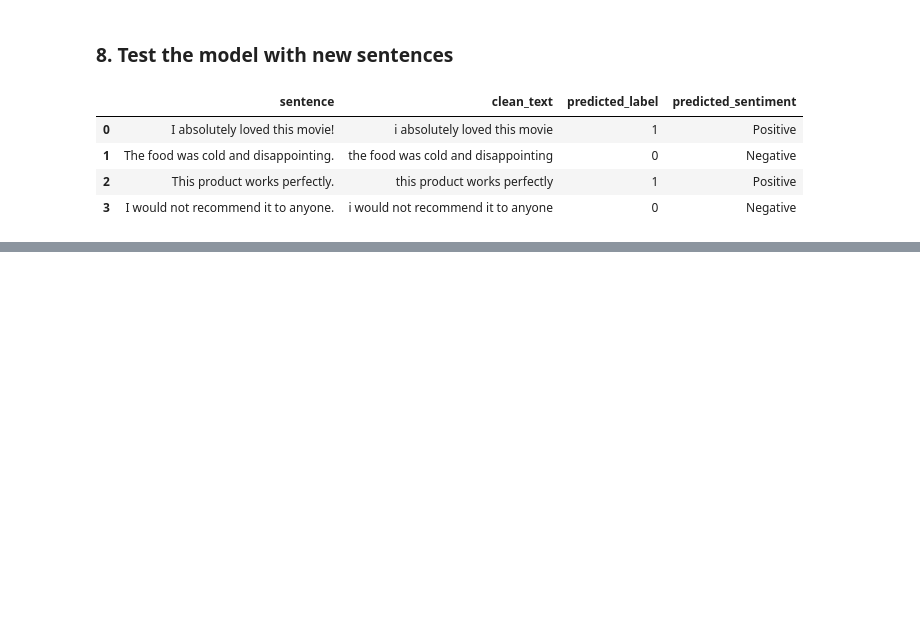
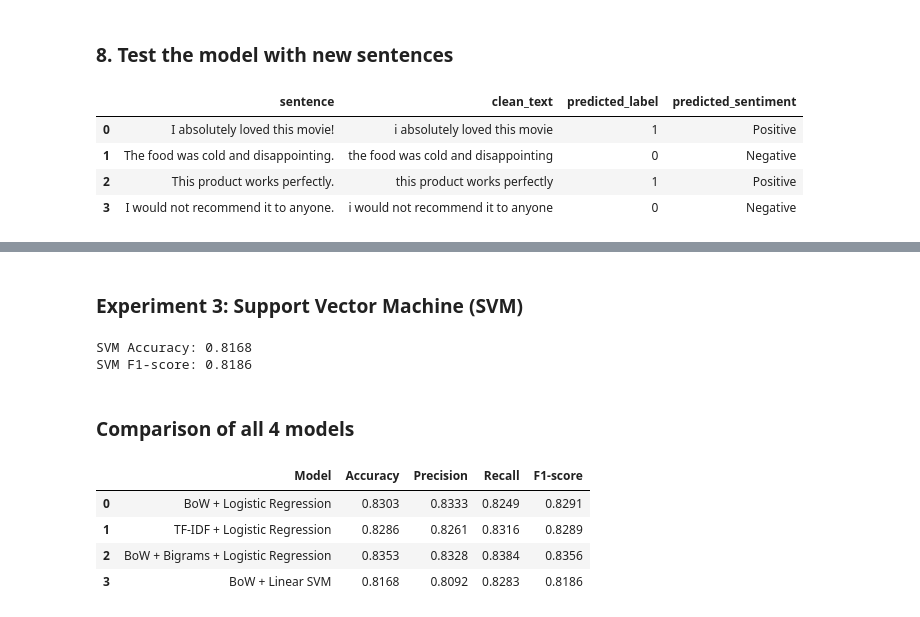
Before and after one commit to sasini05/LLM-Practical-Portfolio---10965209, a Jupyter notebook: Lab-01-Machine-Learning/notebooks/lab01_sentiment_analysis.ipynb, the cells around one changed output, grey strips where cells are left out. Drawn from its saved outputs; the diff is of its cells as text; code cells hidden in the pictures; blank space fills up the shorter version.

```diff
--- a/Lab-01-Machine-Learning/notebooks/lab01_sentiment_analysis.ipynb
+++ b/Lab-01-Machine-Learning/notebooks/lab01_sentiment_analysis.ipynb
@@ -346,0 +630,66 @@ predictions.to_csv(RESULTS_DIR / "new_sentence_predictions.csv", index=False)
+# %% [markdown]
+### Experiment 3: Support Vector Machine (SVM)
+# %%
+
+from sklearn.svm import LinearSVC
+
+# Create and train SVM
+svm_model = LinearSVC(random_state=42, max_iter=5000)
+svm_model.fit(x_train_bow, y_train)
+
+# Predict using the original BoW test features
+svm_pred = svm_model.predict(x_test_bow)
+
+print("SVM Accuracy:",
+      round(accuracy_score(y_test, svm_pred), 4))
+
+print("SVM F1-score:",
+      round(f1_score(y_test, svm_pred), 4))
+# %% [output]
+SVM Accuracy: 0.8168
+SVM F1-score: 0.8186
+# %% [markdown]
+### Comparison of all 4 models
+# %%
+
+from sklearn.metrics import (
+    accuracy_score, precision_score,
+    recall_score, f1_score
+)
+
+# Collect predictions from all models
+experiments = {
+    "BoW + Logistic Regression": y_pred,
+    "TF-IDF + Logistic Regression": tfidf_pred,
+    "BoW + Bigrams + Logistic Regression": bigram_pred,
+    "BoW + Linear SVM": svm_pred
+}
+
+# Calculate metrics
+comparison = []
+
+for name, predictions in experiments.items():
+    comparison.append({
+        "Model": name,
+        "Accuracy": accuracy_score(y_test, predictions),
+        "Precision": precision_score(y_test, predictions),
+        "Recall": recall_score(y_test, predictions),
+        "F1-score": f1_score(y_test, predictions)
+    })
+
+# Create comparison table
+comparison_df = pd.DataFrame(comparison)
+
+display(comparison_df.round(4))
+
+# Save results
+comparison_df.to_csv(
+    RESULTS_DIR / "optional_experiment_comparison.csv",
+    index=False
+)
+# %% [output]
+|  | Model | Accuracy | Precision | Recall | F1-score |
+| 0 | BoW + Logistic Regression | 0.8303 | 0.8333 | 0.8249 | 0.8291 |
+| 1 | TF-IDF + Logistic Regression | 0.8286 | 0.8261 | 0.8316 | 0.8289 |
+| 2 | BoW + Bigrams + Logistic Regression | 0.8353 | 0.8328 | 0.8384 | 0.8356 |
+| 3 | BoW + Linear SVM | 0.8168 | 0.8092 | 0.8283 | 0.8186 |
```
Also changed, not shown: parts of 26 cells of this notebook, 12 other files.
